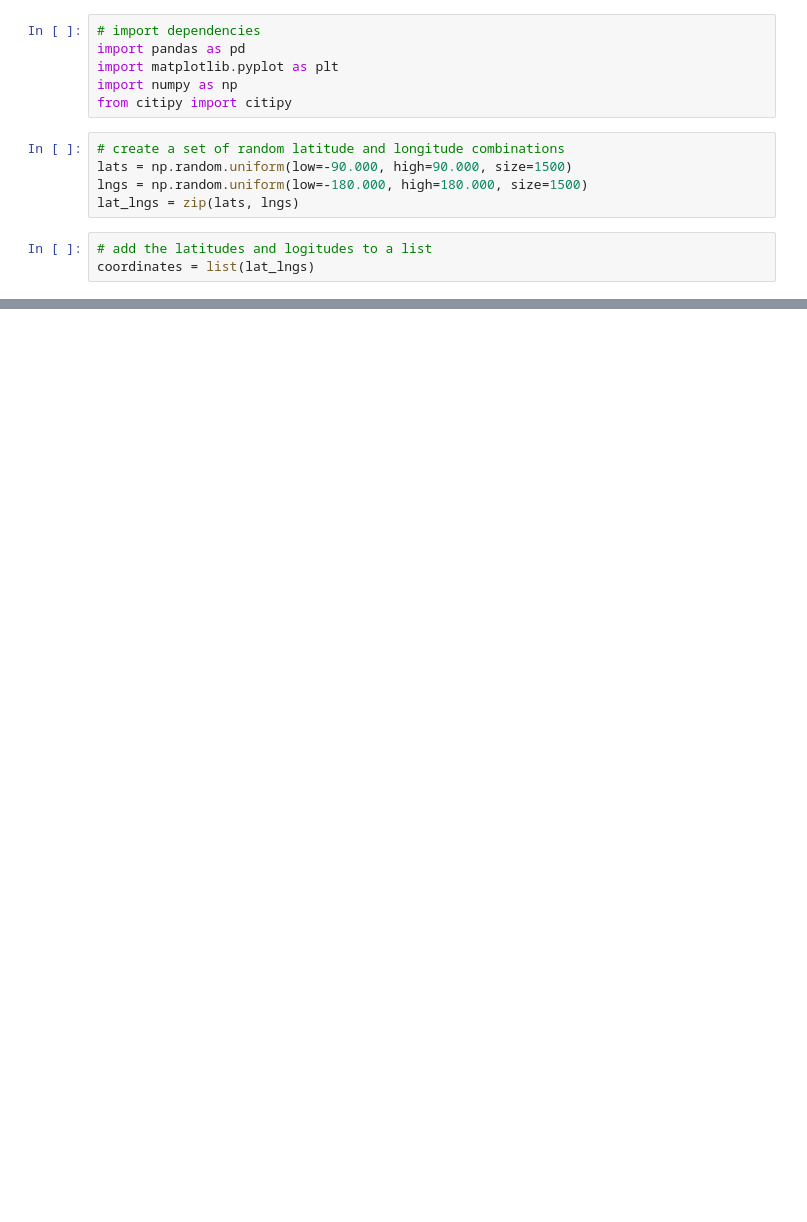
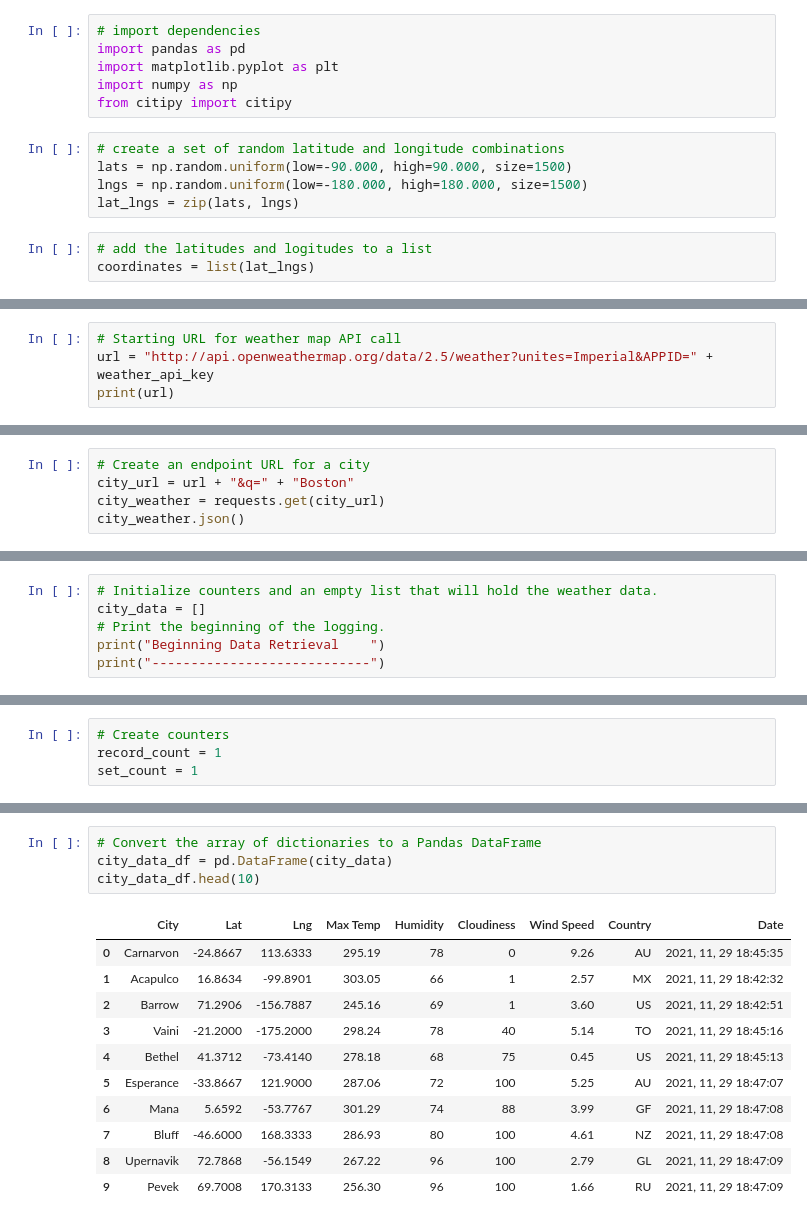
Before and after one commit to ZeroDarkHardy/World_Weather_Analysis, a Jupyter notebook: WeatherPy.ipynb, the cells around one changed output, grey strips where cells are left out. Saved outputs shown, nothing was run; the diff lists cells and outputs as text; blank space fills up the shorter version.

```diff
--- a/WeatherPy.ipynb
+++ b/WeatherPy.ipynb
@@ -28,0 +35,4 @@ len(cities)
+# %%
+# Starting URL for weather map API call
+url = "http://api.openweathermap.org/data/2.5/weather?unites=Imperial&APPID=" + weather_api_key
+print(url)
@@ -28,0 +41,5 @@ len(cities)
+# %%
+# Create an endpoint URL for a city
+city_url = url + "&q=" + "Boston"
+city_weather = requests.get(city_url)
+city_weather.json()
@@ -28,0 +90,6 @@ len(cities)
+# %%
+# Initialize counters and an empty list that will hold the weather data.
+city_data = []
+# Print the beginning of the logging.
+print("Beginning Data Retrieval    ")
+print("----------------------------")
@@ -28,0 +99,4 @@ len(cities)
+# %%
+# Create counters
+record_count = 1
+set_count = 1
@@ -28,0 +171,16 @@ len(cities)
+# %%
+# Convert the array of dictionaries to a Pandas DataFrame
+city_data_df = pd.DataFrame(city_data)
+city_data_df.head(10)
+# %% [output]
+|  | City | Lat | Lng | Max Temp | Humidity | Cloudiness | Wind Speed | Country | Date |
+| 0 | Carnarvon | -24.8667 | 113.6333 | 295.19 | 78 | 0 | 9.26 | AU | 2021, 11, 29 18:45:35 |
+| 1 | Acapulco | 16.8634 | -99.8901 | 303.05 | 66 | 1 | 2.57 | MX | 2021, 11, 29 18:42:32 |
+| 2 | Barrow | 71.2906 | -156.7887 | 245.16 | 69 | 1 | 3.60 | US | 2021, 11, 29 18:42:51 |
+| 3 | Vaini | -21.2000 | -175.2000 | 298.24 | 78 | 40 | 5.14 | TO | 2021, 11, 29 18:45:16 |
+| 4 | Bethel | 41.3712 | -73.4140 | 278.18 | 68 | 75 | 0.45 | US | 2021, 11, 29 18:45:13 |
+| 5 | Esperance | -33.8667 | 121.9000 | 287.06 | 72 | 100 | 5.25 | AU | 2021, 11, 29 18:47:07 |
+| 6 | Mana | 5.6592 | -53.7767 | 301.29 | 74 | 88 | 3.99 | GF | 2021, 11, 29 18:47:08 |
+| 7 | Bluff | -46.6000 | 168.3333 | 286.93 | 80 | 100 | 4.61 | NZ | 2021, 11, 29 18:47:08 |
+| 8 | Upernavik | 72.7868 | -56.1549 | 267.22 | 96 | 100 | 2.79 | GL | 2021, 11, 29 18:47:09 |
+| 9 | Pevek | 69.7008 | 170.3133 | 256.30 | 96 | 100 | 1.66 | RU | 2021, 11, 29 18:47:09 |
```
Also changed, not shown: parts of 13 cells of this notebook, 3 other files.
